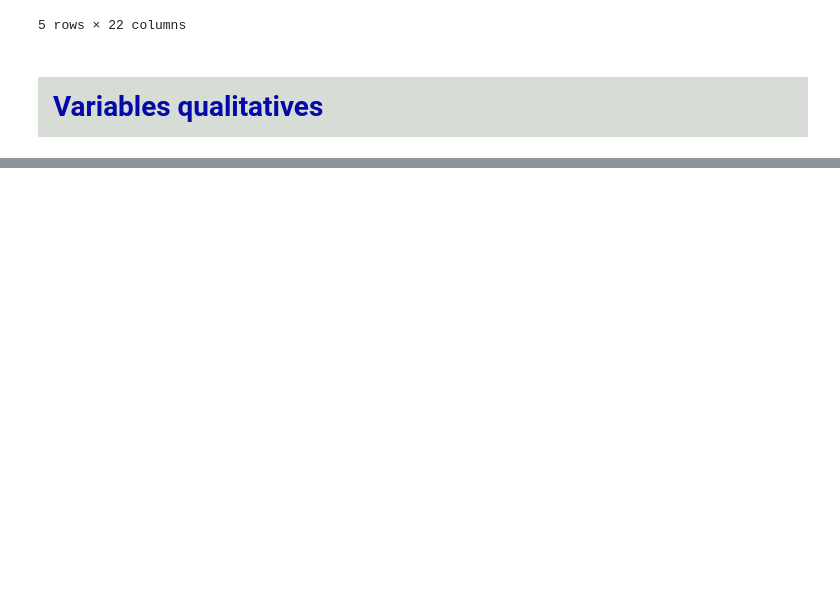
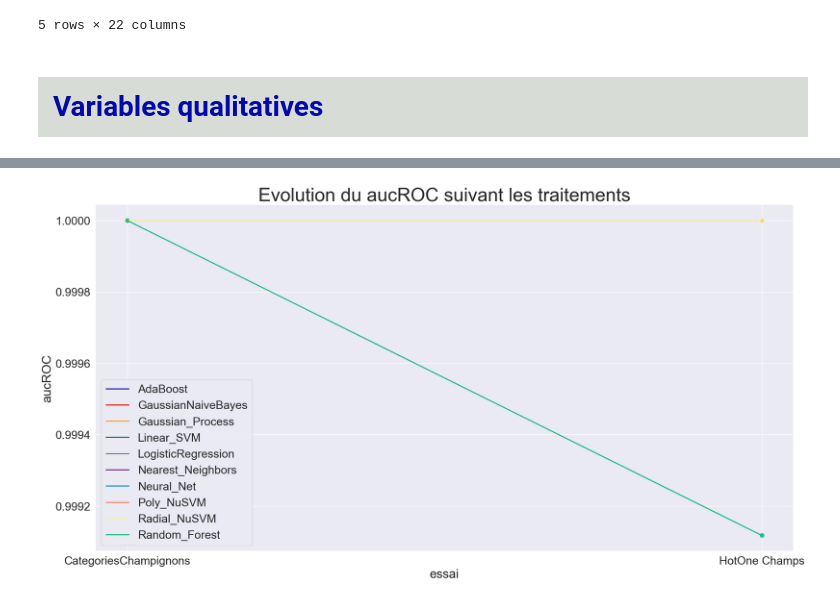
Before and after one commit to Cheliel/big_data, a Jupyter notebook: _git/MachineLearning/classification_supervise/classification_binaire/ClassificationDesChampignons-Classifications-Initial.ipynb, the cells around one changed output, grey strips where cells are left out. Saved outputs shown, nothing was run; the diff lists cells and outputs as text; code cells hidden in the pictures; blank space fills up the shorter version.

```diff
--- a/_git/MachineLearning/classification_supervise/classification_binaire/ClassificationDesChampignons-Classifications-Initial.ipynb
+++ b/_git/MachineLearning/classification_supervise/classification_binaire/ClassificationDesChampignons-Classifications-Initial.ipynb
@@ -325,0 +477,4 @@ afficheSeparationsBinaires(donneesXy, palette, ax, cible=cible)
+# %%
+affichageEvolutionMetriques(resultats, metrique='aucROC', palette=palette)
+# %% [output]
+[figure, added]
```
Also changed, not shown: parts of 20 cells of this notebook, 2 other files.
